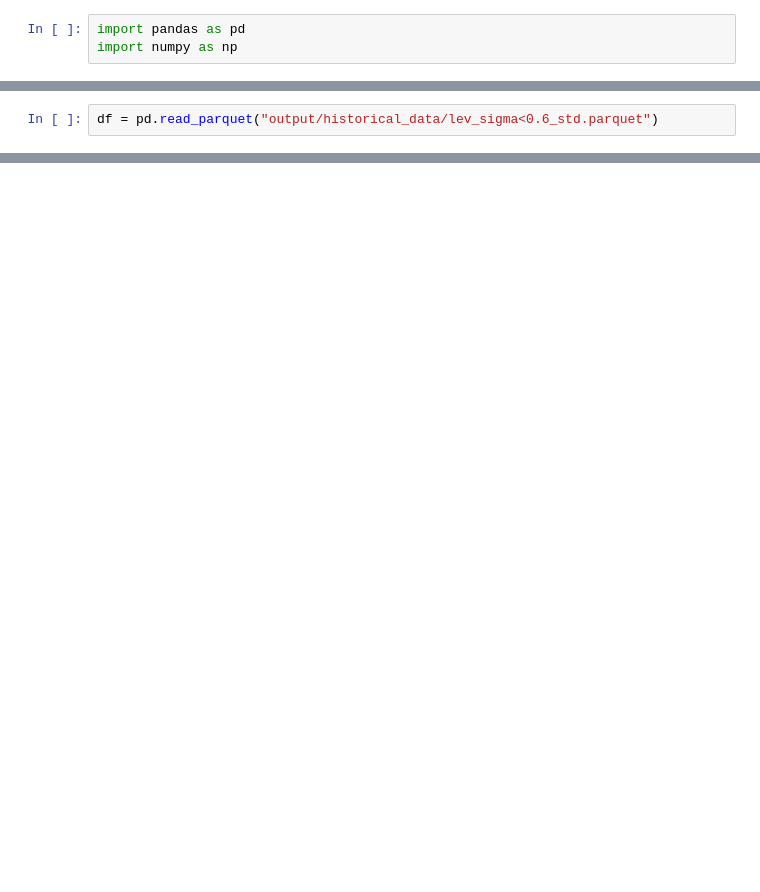
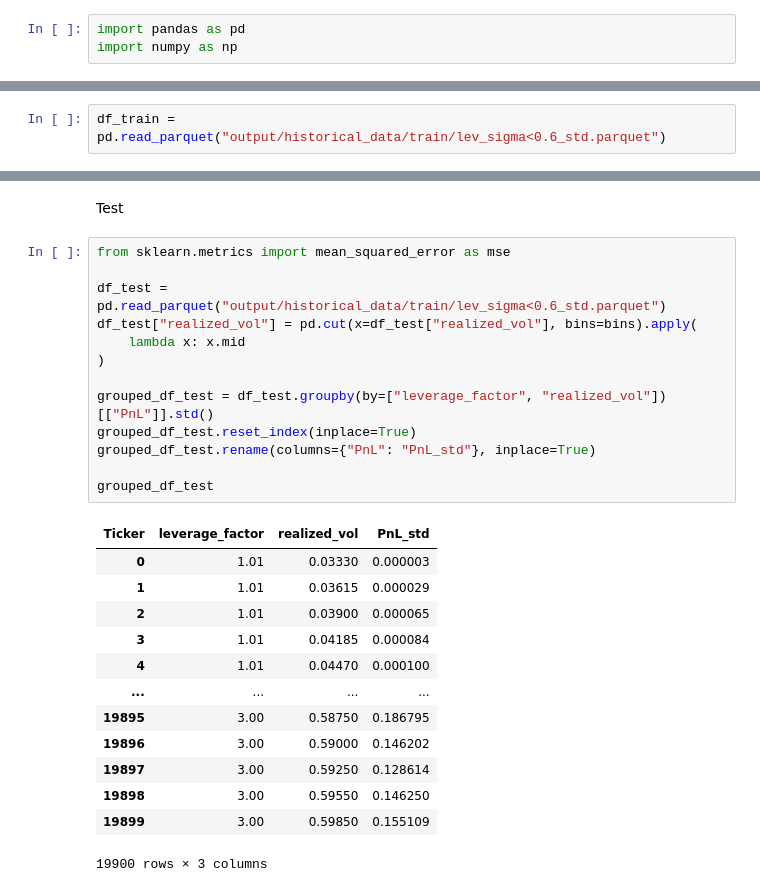
Before and after one commit to albesianor/Leveraged-ETFs, a Jupyter notebook: 09_backtesting.ipynb, the cells around one changed output, grey strips where cells are left out. Saved outputs shown, nothing was run; the diff lists cells and outputs as text; blank space fills up the shorter version.

```diff
--- a/09_backtesting.ipynb
+++ b/09_backtesting.ipynb
@@ -4,3 +6,3 @@ import numpy as np
 # %%
-df = pd.read_parquet("output/historical_data/lev_sigma<0.6_std.parquet")
+df_train = pd.read_parquet("output/historical_data/train/lev_sigma<0.6_std.parquet")
 # %%
@@ -39,0 +57,29 @@ grouped_df
+# %% [markdown]
+Test
+# %%
+from sklearn.metrics import mean_squared_error as mse
+
+df_test = pd.read_parquet("output/historical_data/train/lev_sigma<0.6_std.parquet")
+df_test["realized_vol"] = pd.cut(x=df_test["realized_vol"], bins=bins).apply(
+    lambda x: x.mid
+)
+
+grouped_df_test = df_test.groupby(by=["leverage_factor", "realized_vol"])[["PnL"]].std()
+grouped_df_test.reset_index(inplace=True)
+grouped_df_test.rename(columns={"PnL": "PnL_std"}, inplace=True)
+
+grouped_df_test
+# %% [output]
+| Ticker | leverage_factor | realized_vol | PnL_std |
+| 0 | 1.01 | 0.03330 | 0.000003 |
+| 1 | 1.01 | 0.03615 | 0.000029 |
+| 2 | 1.01 | 0.03900 | 0.000065 |
+| 3 | 1.01 | 0.04185 | 0.000084 |
+| 4 | 1.01 | 0.04470 | 0.000100 |
+| ... | ... | ... | ... |
+| 19895 | 3.00 | 0.58750 | 0.186795 |
+| 19896 | 3.00 | 0.59000 | 0.146202 |
+| 19897 | 3.00 | 0.59250 | 0.128614 |
+| 19898 | 3.00 | 0.59550 | 0.146250 |
+| 19899 | 3.00 | 0.59850 | 0.155109 |
+19900 rows × 3 columns
```
Also changed, not shown: parts of 10 cells of this notebook.
